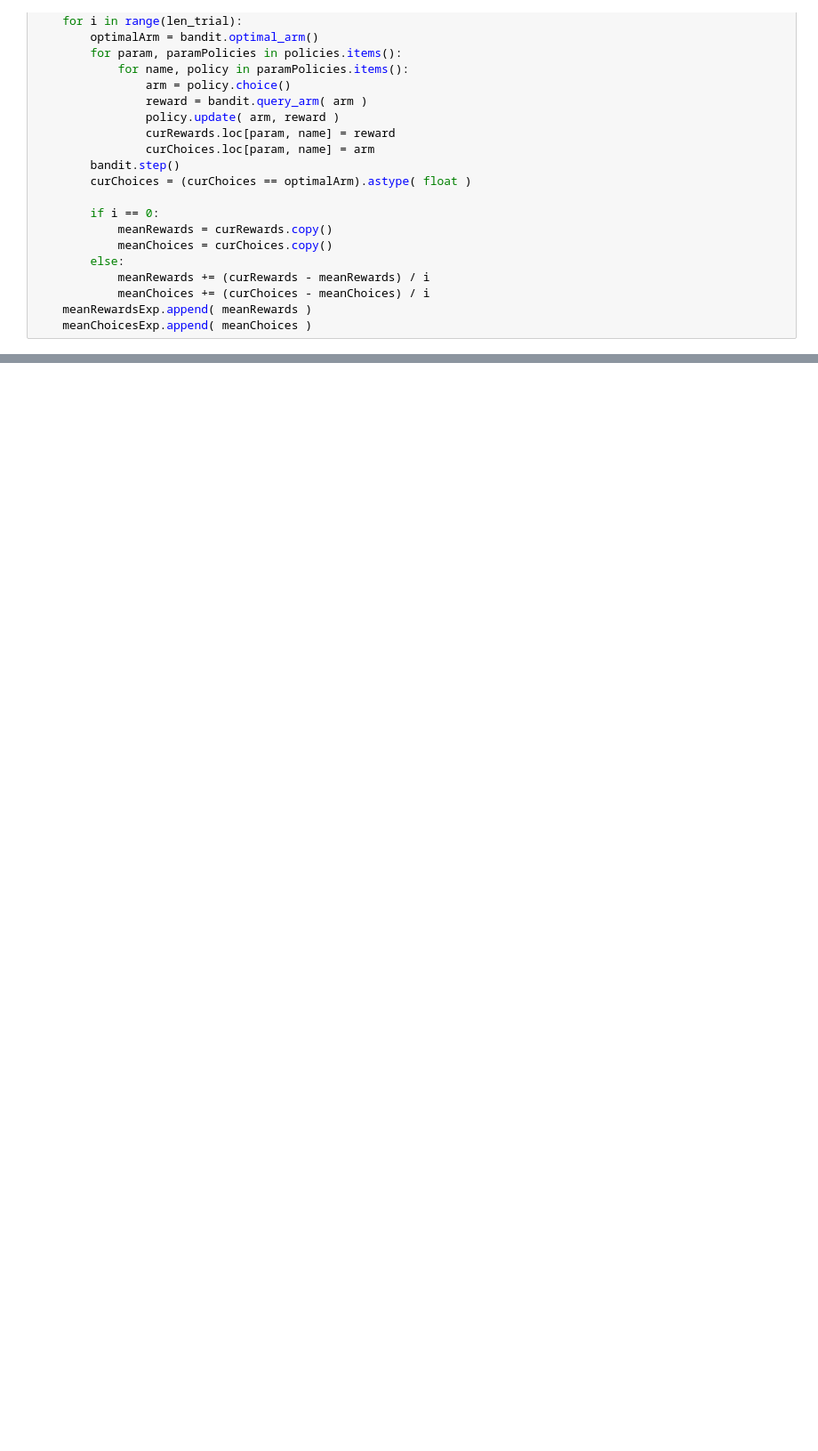
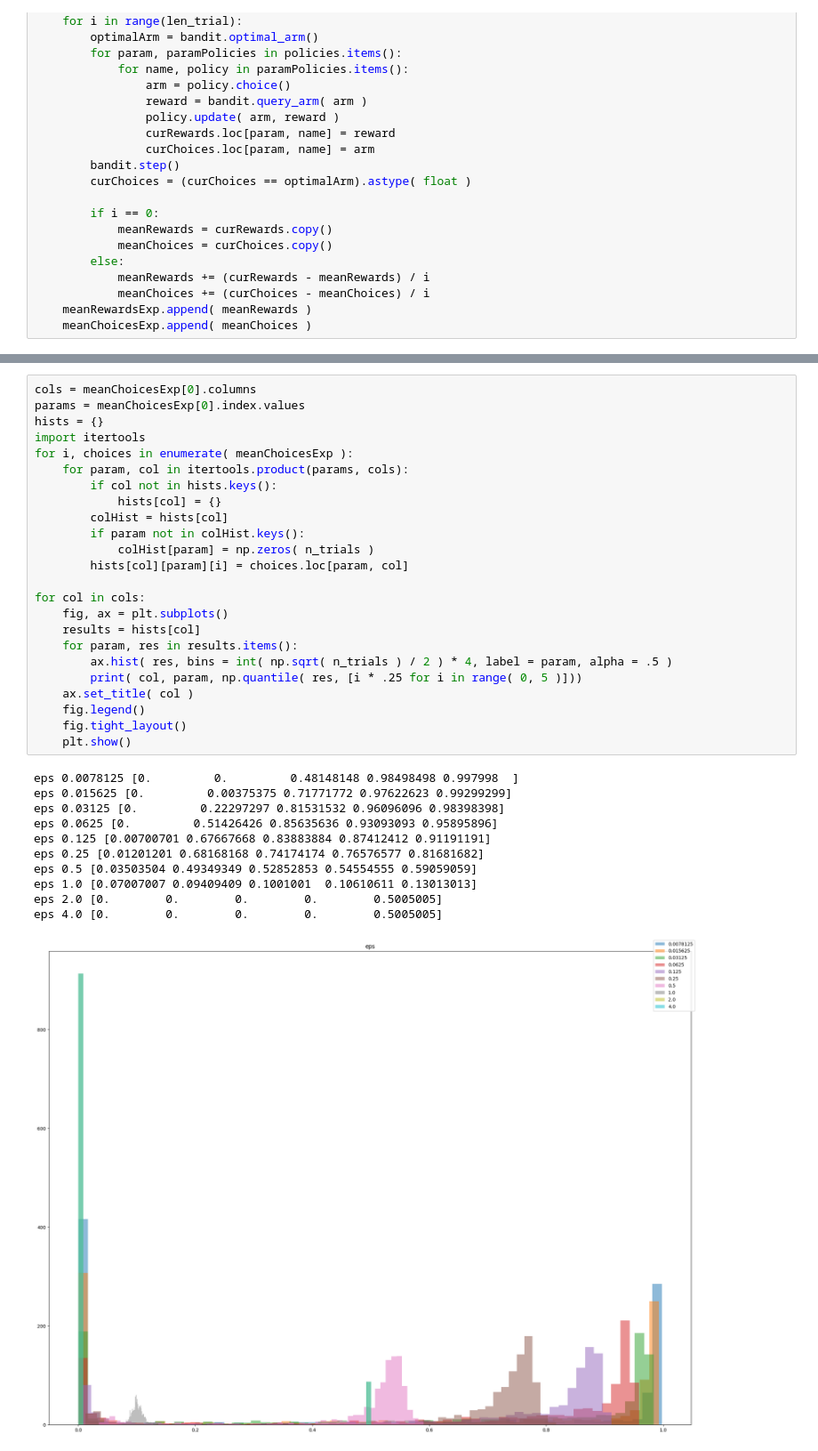
Before and after one commit to lukejuusola/SuttonBarto, a Jupyter notebook: chapters/chapter2/ParameterStudy.ipynb, the cells around one changed output, grey strips where cells are left out. Shown: that part at 89% size. Drawn from its saved outputs; the diff is of its cells as text; blank space fills up the shorter version.

```diff
--- a/chapters/chapter2/ParameterStudy.ipynb
+++ b/chapters/chapter2/ParameterStudy.ipynb
@@ -91,0 +160,36 @@ plt.show()
+# %%
+cols = meanChoicesExp[0].columns
+params = meanChoicesExp[0].index.values
+hists = {}
+import itertools
+for i, choices in enumerate( meanChoicesExp ):
+    for param, col in itertools.product(params, cols):
+        if col not in hists.keys():
+            hists[col] = {}
+        colHist = hists[col]
+        if param not in colHist.keys():
+            colHist[param] = np.zeros( n_trials )
+        hists[col][param][i] = choices.loc[param, col]
+
+for col in cols:
+    fig, ax = plt.subplots()
+    results = hists[col]
+    for param, res in results.items():
+        ax.hist( res, bins = int( np.sqrt( n_trials ) / 2 ) * 4, label = param, alpha = .5 )
+        print( col, param, np.quantile( res, [i * .25 for i in range( 0, 5 )]))
+    ax.set_title( col )
+    fig.legend()
+    fig.tight_layout()
+    plt.show()
+# %% [output]
+eps 0.0078125 [0.         0.         0.48148148 0.98498498 0.997998  ]
+eps 0.015625 [0.         0.00375375 0.71771772 0.97622623 0.99299299]
+eps 0.03125 [0.         0.22297297 0.81531532 0.96096096 0.98398398]
+eps 0.0625 [0.         0.51426426 0.85635636 0.93093093 0.95895896]
+eps 0.125 [0.00700701 0.67667668 0.83883884 0.87412412 0.91191191]
+eps 0.25 [0.01201201 0.68168168 0.74174174 0.76576577 0.81681682]
+eps 0.5 [0.03503504 0.49349349 0.52852853 0.54554555 0.59059059]
+eps 1.0 [0.07007007 0.09409409 0.1001001  0.10610611 0.13013013]
+eps 2.0 [0.        0.        0.        0.        0.5005005]
+eps 4.0 [0.        0.        0.        0.        0.5005005]
+[figure, added]
```
Also changed, not shown: parts of 3 cells of this notebook.
